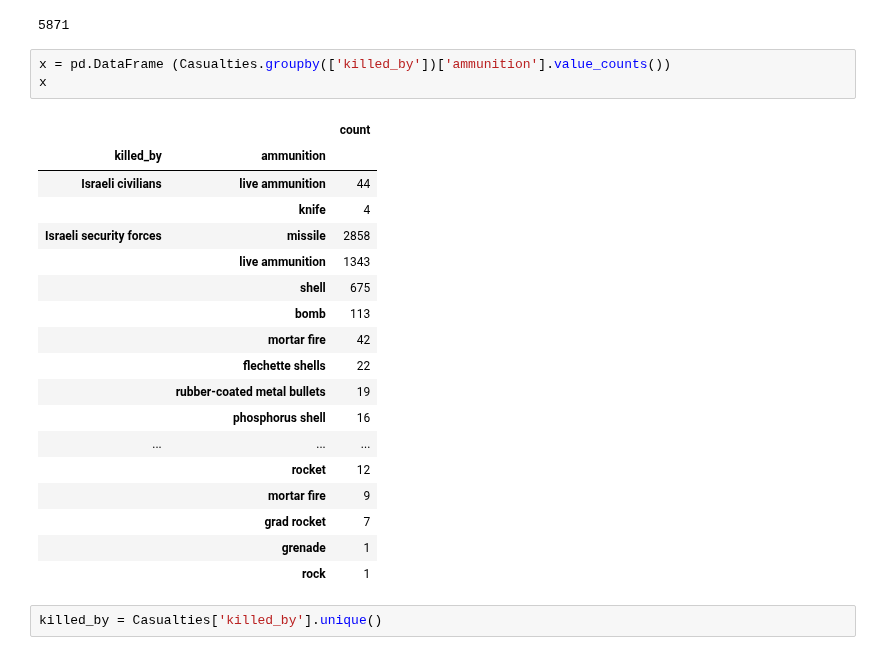
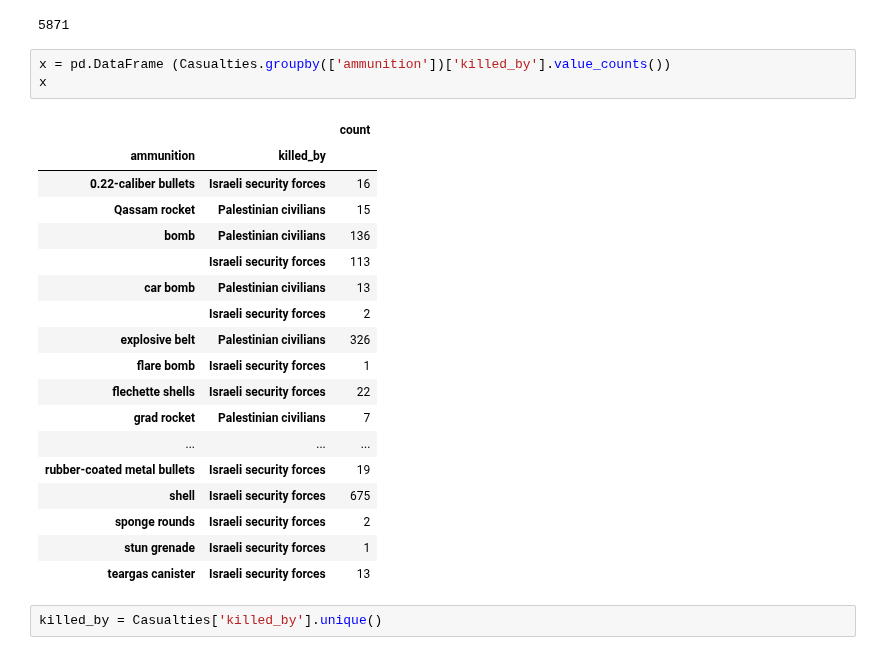
Before and after one commit to PeleKempf/Probable-Garbanzo, a Jupyter notebook: Workin.ipynb, the cells around one changed output. Saved outputs shown, nothing was run; the diff lists cells and outputs as text.

```diff
--- a/Workin.ipynb
+++ b/Workin.ipynb
@@ -69,27 +69,27 @@ Casualties['ammunition'].count()
 # %% [output]
 5871
 # %%
-x = pd.DataFrame (Casualties.groupby(['killed_by'])['ammunition'].value_counts())
+x = pd.DataFrame (Casualties.groupby(['ammunition'])['killed_by'].value_counts())
 x
 # %% [output]
 |  |  | count |
-| killed_by | ammunition |  |
-| Israeli civilians | live ammunition | 44 |
-|  | knife | 4 |
-| Israeli security forces | missile | 2858 |
-|  | live ammunition | 1343 |
-|  | shell | 675 |
-|  | bomb | 113 |
-|  | mortar fire | 42 |
-|  | flechette shells | 22 |
-|  | rubber-coated metal bullets | 19 |
-|  | phosphorus shell | 16 |
+| ammunition | killed_by |  |
+| 0.22-caliber bullets | Israeli security forces | 16 |
+| Qassam rocket | Palestinian civilians | 15 |
+| bomb | Palestinian civilians | 136 |
+|  | Israeli security forces | 113 |
+| car bomb | Palestinian civilians | 13 |
+|  | Israeli security forces | 2 |
+| explosive belt | Palestinian civilians | 326 |
+| flare bomb | Israeli security forces | 1 |
+| flechette shells | Israeli security forces | 22 |
+| grad rocket | Palestinian civilians | 7 |
 | ... | ... | ... |
-|  | rocket | 12 |
-|  | mortar fire | 9 |
-|  | grad rocket | 7 |
-|  | grenade | 1 |
-|  | rock | 1 |
+| rubber-coated metal bullets | Israeli security forces | 19 |
+| shell | Israeli security forces | 675 |
+| sponge rounds | Israeli security forces | 2 |
+| stun grenade | Israeli security forces | 1 |
+| teargas canister | Israeli security forces | 13 |
 # %%
 killed_by = Casualties['killed_by'].unique()
 # %%
```
